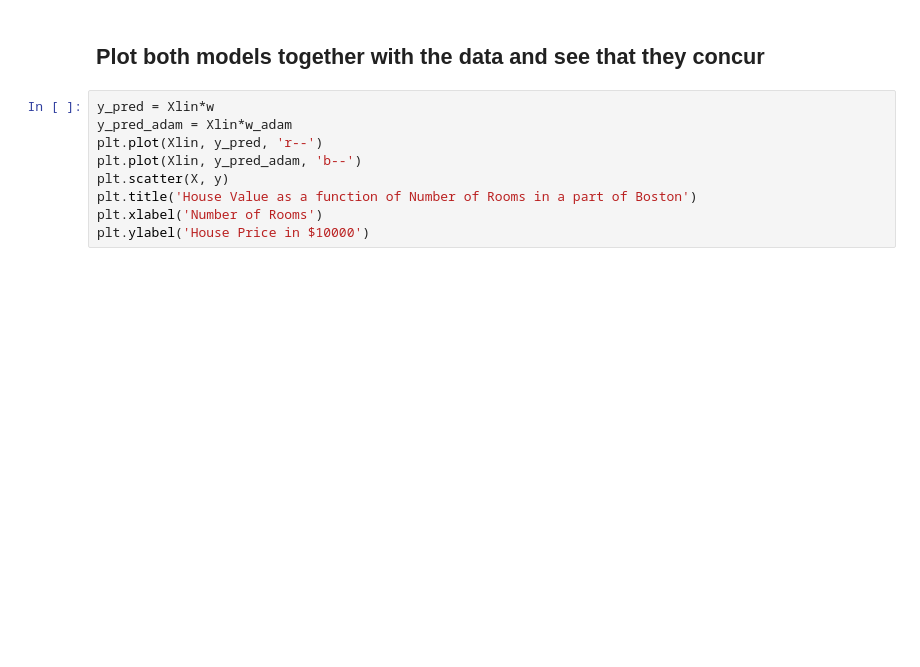
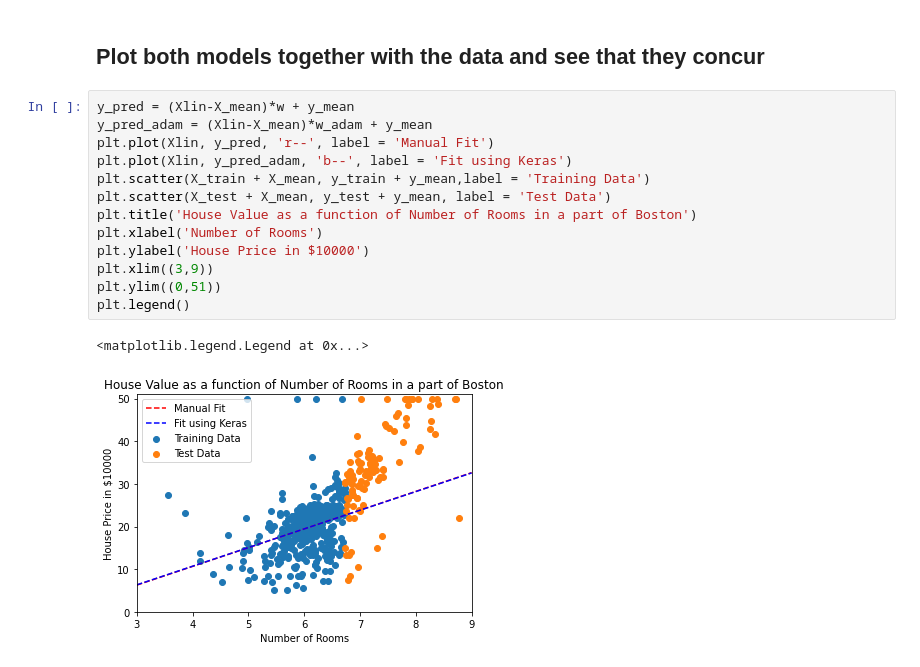
Before and after one commit to awikner/CHyPP, a Jupyter notebook: TREND_polynomial_regression.ipynb, the cells around one changed output. Cells and saved outputs as stored; diff of their text form; blank space fills up the shorter version.

```diff
--- a/TREND_polynomial_regression.ipynb
+++ b/TREND_polynomial_regression.ipynb
@@ -81,11 +181,18 @@ print(w[0])
 # %% [markdown]
 ## Plot both models together with the data and see that they concur
 # %%
-y_pred = Xlin*w
-y_pred_adam = Xlin*w_adam
-plt.plot(Xlin, y_pred, 'r--')
-plt.plot(Xlin, y_pred_adam, 'b--')
-plt.scatter(X, y)
+y_pred = (Xlin-X_mean)*w + y_mean
+y_pred_adam = (Xlin-X_mean)*w_adam + y_mean
+plt.plot(Xlin, y_pred, 'r--', label = 'Manual Fit')
+plt.plot(Xlin, y_pred_adam, 'b--', label = 'Fit using Keras')
+plt.scatter(X_train + X_mean, y_train + y_mean,label = 'Training Data')
+plt.scatter(X_test + X_mean, y_test + y_mean, label = 'Test Data')
 plt.title('House Value as a function of Number of Rooms in a part of Boston')
 plt.xlabel('Number of Rooms')
 plt.ylabel('House Price in $10000')
+plt.xlim((3,9))
+plt.ylim((0,51))
+plt.legend()
+# %% [output]
+<matplotlib.legend.Legend at 0x...>
+[figure, added]
```
Also changed, not shown: parts of 18 cells of this notebook.
